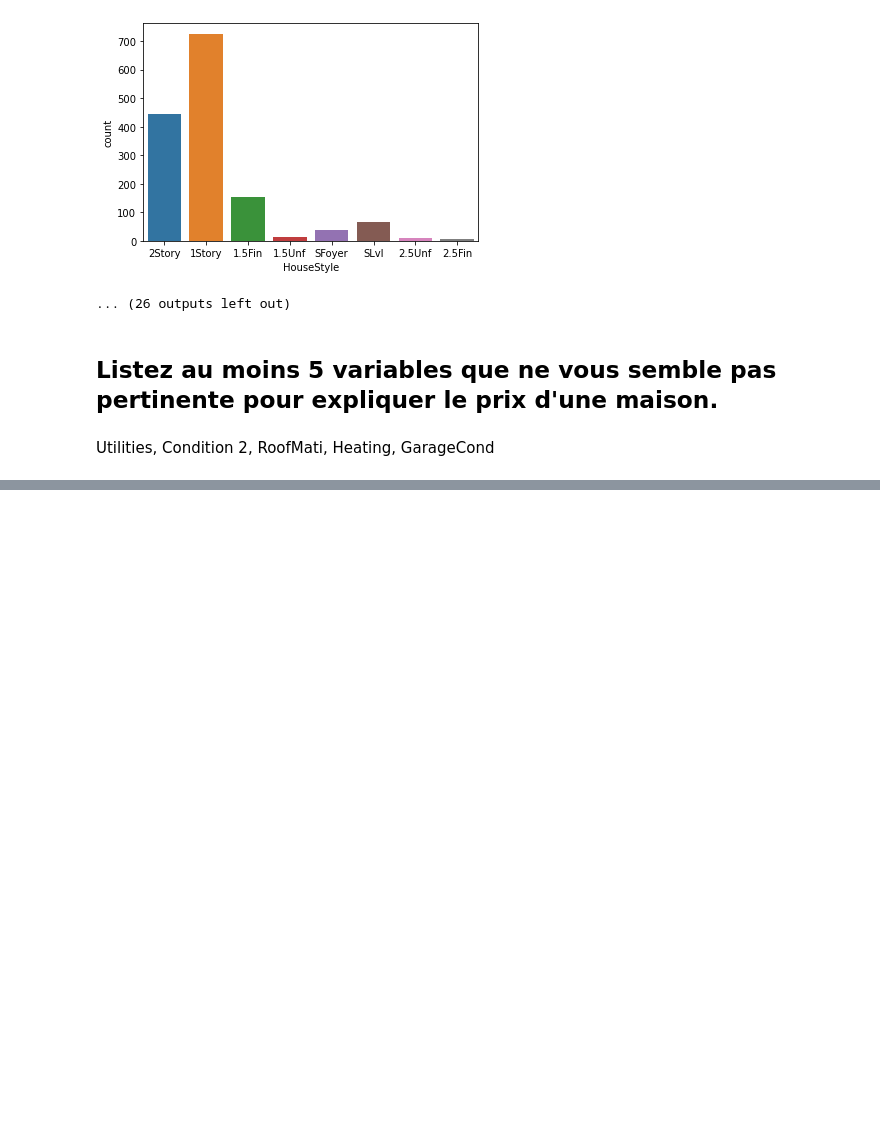
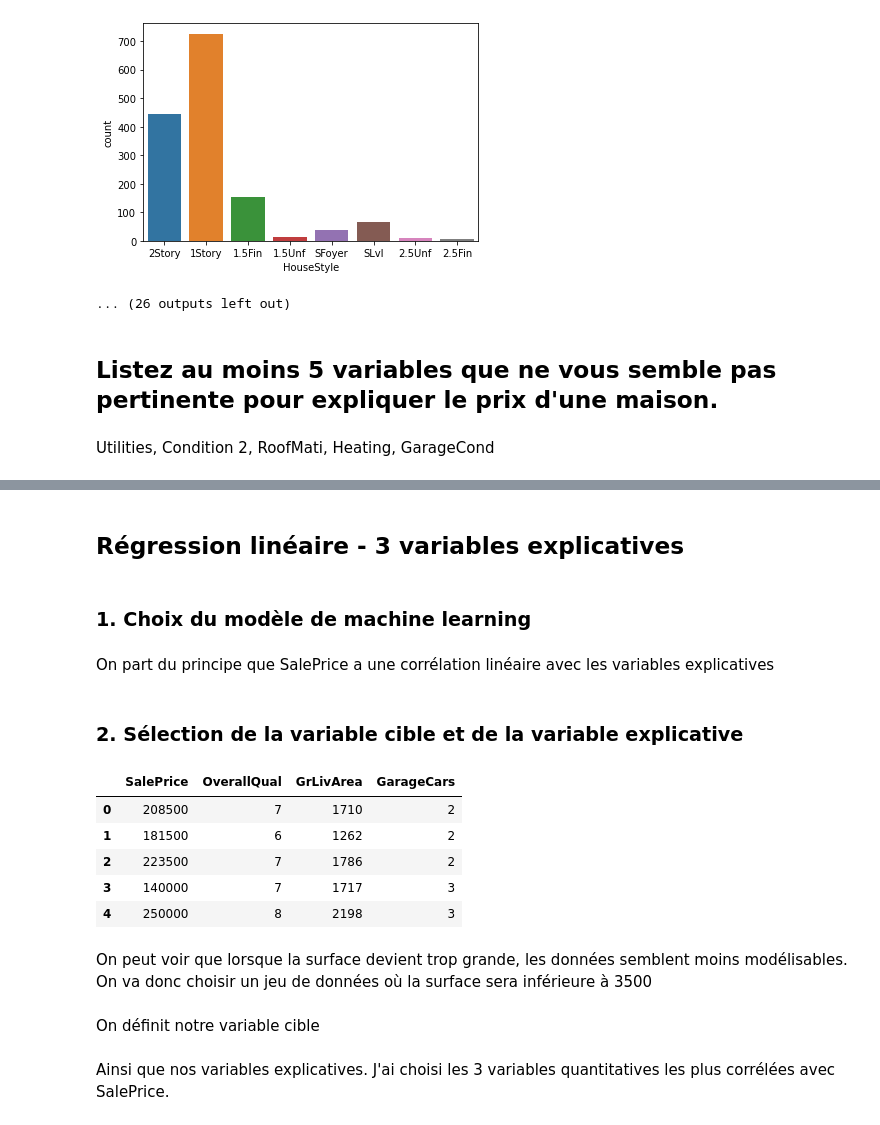
Before and after one commit to Josephine-coding/EDA_HouseSalePrice, a Jupyter notebook: Notebooks/Analyse Data.ipynb, the cells around one changed output, grey strips where cells are left out. Saved outputs shown, nothing was run; the diff lists cells and outputs as text; code cells hidden in the pictures; blank space fills up the shorter version.

```diff
--- a/Notebooks/Analyse Data.ipynb
+++ b/Notebooks/Analyse Data.ipynb
@@ -331,0 +449,21 @@ Si une variable à la même valeur dans tous le jeu de donnée elle n'a aucun in
+# %% [markdown]
+## Régression linéaire - 3 variables explicatives
+# %% [markdown]
+### 1. Choix du modèle de machine learning
+# %% [markdown]
+On part du principe que SalePrice a une corrélation linéaire avec les variables explicatives
+# %% [markdown]
+### 2. Sélection de la variable cible et de la variable explicative
+# %%
+df = df2.copy()
+# %%
+df.head()
+# %% [output]
+|  | SalePrice | OverallQual | GrLivArea | GarageCars |
+| 0 | 208500 | 7 | 1710 | 2 |
+| 1 | 181500 | 6 | 1262 | 2 |
+| 2 | 223500 | 7 | 1786 | 2 |
+| 3 | 140000 | 7 | 1717 | 3 |
+| 4 | 250000 | 8 | 2198 | 3 |
+# %% [markdown]
+On peut voir que lorsque la surface devient trop grande, les données semblent moins modélisables. On va donc choisir un jeu de données où la surface sera inférieure à 3500
@@ -331,0 +472,2 @@ Si une variable à la même valeur dans tous le jeu de donnée elle n'a aucun in
+# %% [markdown]
+On définit notre variable cible
@@ -331,0 +476,2 @@ Si une variable à la même valeur dans tous le jeu de donnée elle n'a aucun in
+# %% [markdown]
+Ainsi que nos variables explicatives. J'ai choisi les 3 variables quantitatives les plus corrélées avec SalePrice.
```
Also changed, not shown: parts of 85 cells of this notebook.
